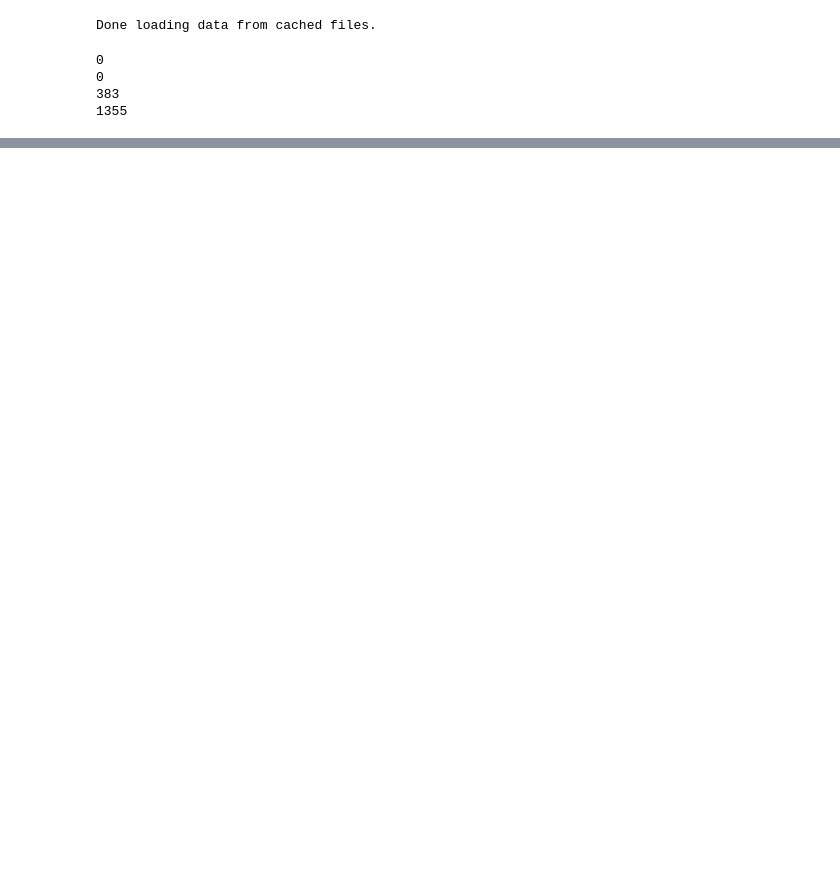
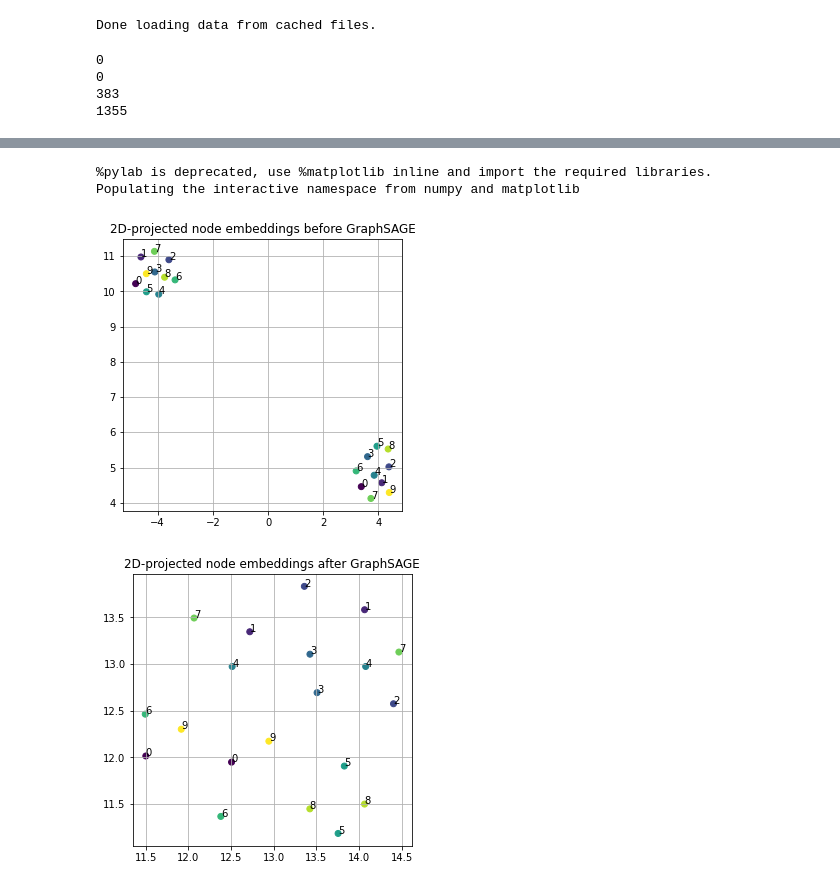
Before and after one commit to tanyanaheta/capstone-mmkg, a Jupyter notebook: notebooks/train_graphsage_explore.ipynb, the cells around one changed output, grey strips where cells are left out. Saved outputs shown, nothing was run; the diff lists cells and outputs as text; code cells hidden in the pictures; blank space fills up the shorter version.

Commit message:
added UMAP plotting

```diff
--- a/notebooks/train_graphsage_explore.ipynb
+++ b/notebooks/train_graphsage_explore.ipynb
@@ -166,7 +167,7 @@ class DataModule(LightningDataModule):
             #exclude=exclude_edges_func,
             exclude='reverse_id',
             reverse_eids=self.reverse_eids,
-            negative_sampler=NegativeSamplerTest(self.g, 5, self.max_img_id)
+            negative_sampler=NegativeSampler(self.g, 5, self.max_img_id)
             # negative_sampler=dgl.dataloading.negative_sampler.PerSourceUniform(5),
         )
 
@@ -189,7 +190,7 @@ class DataModule(LightningDataModule):
             #exclude=exclude_edges_func,
             exclude='reverse_id',
             reverse_eids=self.reverse_eids,
-            negative_sampler=NegativeSamplerTest(self.g, 5, self.max_img_id)
+            negative_sampler=NegativeSampler(self.g, 5, self.max_img_id)
             # negative_sampler=dgl.dataloading.negative_sampler.PerSourceUniform(5),
         )
 
@@ -210,7 +211,7 @@ class DataModule(LightningDataModule):
             #exclude=exclude_edges_func,
             exclude='reverse_id',
             reverse_eids=self.reverse_eids,
-            negative_sampler=NegativeSamplerTest(self.g, 5, self.max_img_id)
+            negative_sampler=NegativeSampler(self.g, 5, self.max_img_id)
             # negative_sampler=dgl.dataloading.negative_sampler.PerSourceUniform(5),
         )
 
@@ -469,0 +489,32 @@ torch.Size([10, 256])
+# %%
+%pylab inline
+import umap
+import matplotlib.pyplot as plt
+
+def umap_plot(weight_matrix, pair_ids, title):
+    """Run UMAP on the entire Vxd `weight_matrix` (e.g. model.lookup.weight or model.projection.weight),
+    And plot the points corresponding to the given `word_ids`. """
+    reduced = umap.UMAP(min_dist=0.0001).fit_transform(weight_matrix.detach().cpu().numpy())
+    plt.figure(figsize=(5,5))
+
+    plt.scatter(reduced[:, 0], reduced[:, 1], c=pair_ids)
+    for i, pair_id in enumerate(pair_ids):
+        current_point = reduced[i]
+        plt.annotate(pair_ids[i], (current_point[0], current_point[1]))
+
+    plt.grid()
+    plt.title(title)
+    plt.show()
+# %% [output]
+%pylab is deprecated, use %matplotlib inline and import the required libraries.
+Populating the interactive namespace from numpy and matplotlib
+# %%
+pair_ids = list(range(sample_src_embeds_pre.size(0)))*2
+weight_matrix_pre = torch.cat((sample_src_embeds_pre, sample_dst_embeds_pre))
+weight_matrix_post = torch.cat((sample_src_embeds_post, sample_dst_embeds_post))
+
+umap_plot(weight_matrix_pre, pair_ids, title='2D-projected node embeddings before GraphSAGE')
+umap_plot(weight_matrix_post, pair_ids, title='2D-projected node embeddings after GraphSAGE')
+# %% [output]
+[figure, added]
+[figure, added]
```
Also changed, not shown: parts of 8 cells of this notebook.
